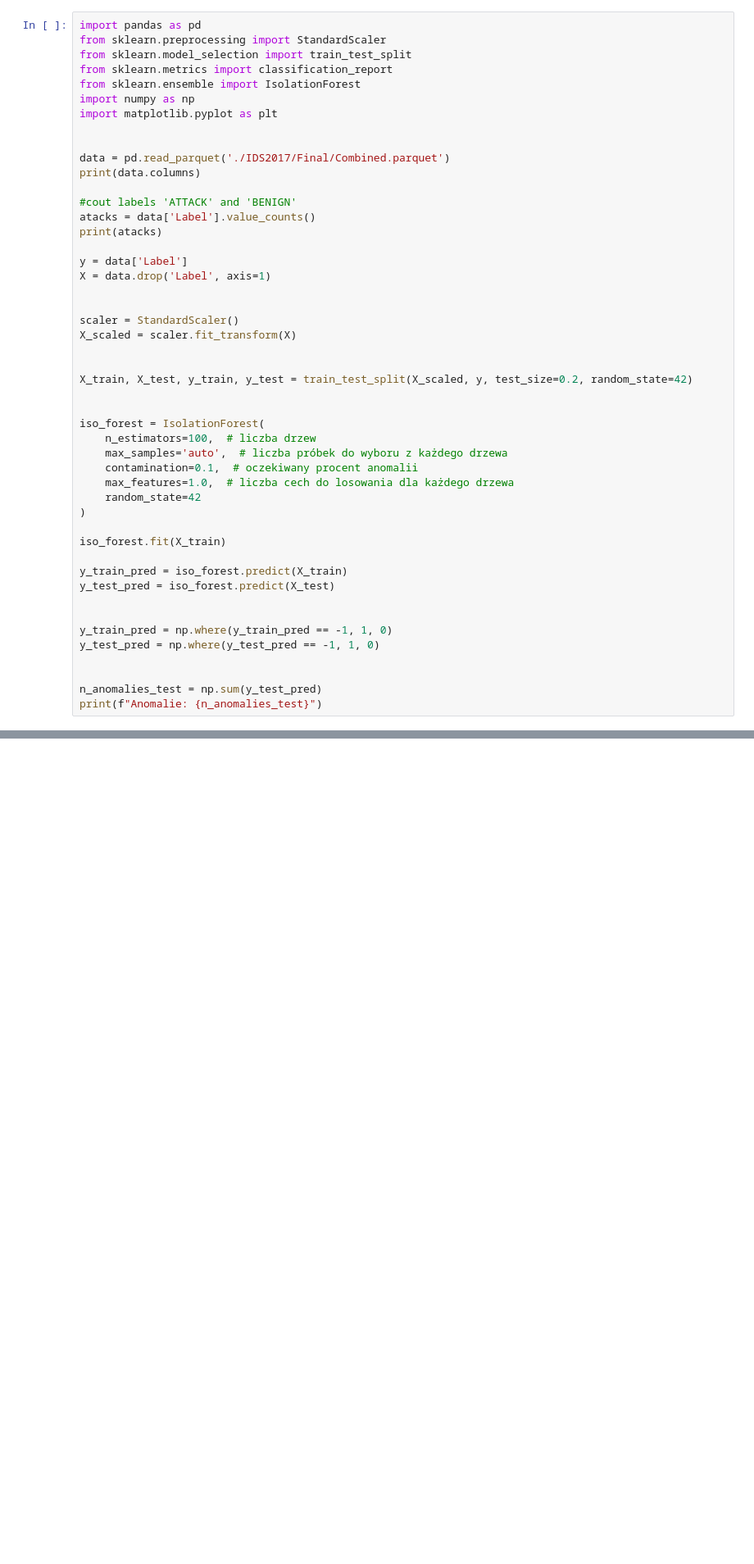
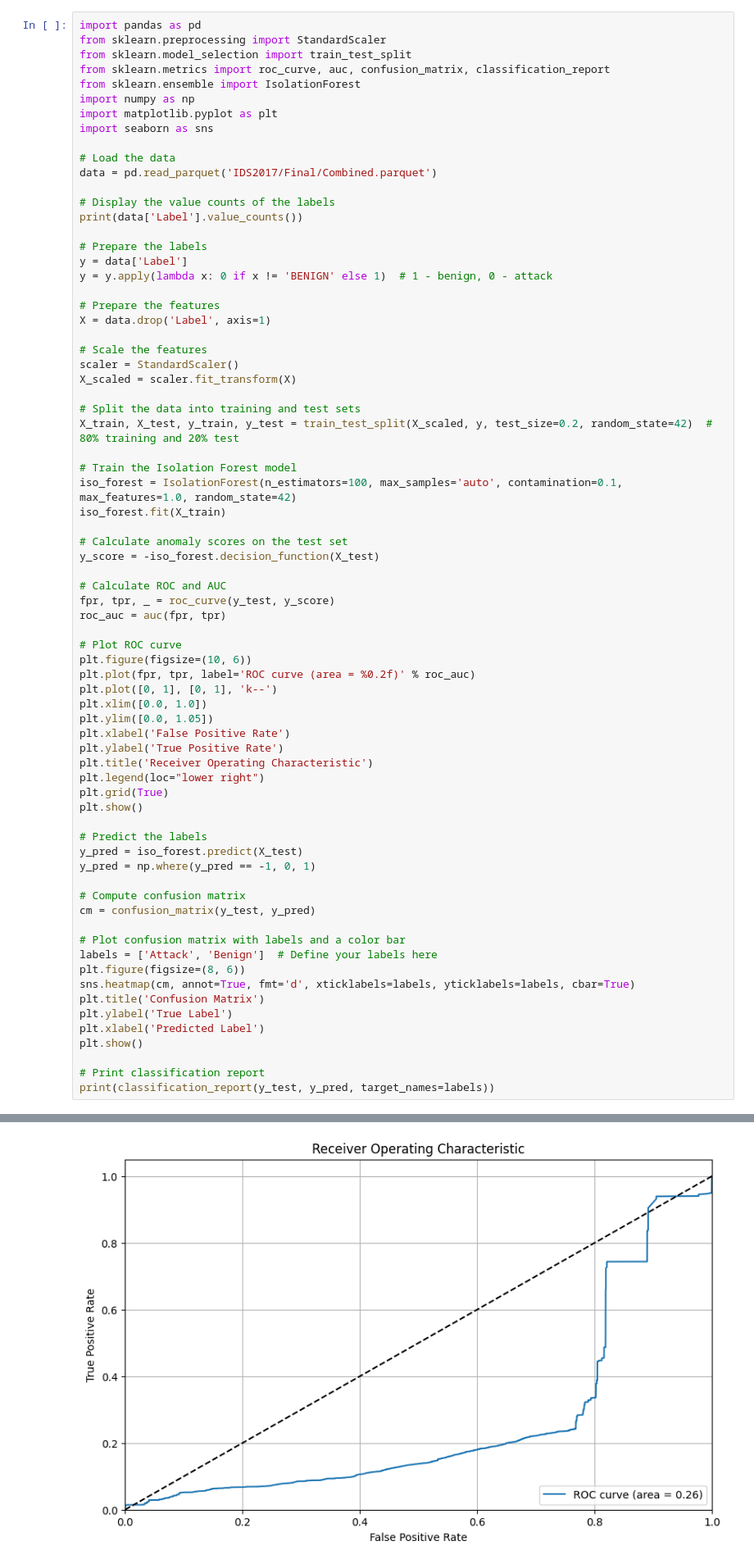
Before and after one commit to dwdwjtwcz/ids2017-anomaly-detection, a Jupyter notebook: iso_forest.ipynb, the cells around one changed output, grey strips where cells are left out. Shown at 82% size. Drawn from its saved outputs; the diff is of its cells as text; blank space fills up the shorter version.

```diff
--- a/iso_forest.ipynb
+++ b/iso_forest.ipynb
@@ -2,48 +2,72 @@
 import pandas as pd
 from sklearn.preprocessing import StandardScaler
 from sklearn.model_selection import train_test_split
-from sklearn.metrics import classification_report
+from sklearn.metrics import roc_curve, auc, confusion_matrix, classification_report
 from sklearn.ensemble import IsolationForest
 import numpy as np
 import matplotlib.pyplot as plt
+import seaborn as sns
 
+# Load the data
+data = pd.read_parquet('IDS2017/Final/Combined.parquet')
 
-data = pd.read_parquet('./IDS2017/Final/Combined.parquet')
-print(data.columns)
+# Display the value counts of the labels
+print(data['Label'].value_counts())
 
-#cout labels 'ATTACK' and 'BENIGN'
-atacks = data['Label'].value_counts()
-print(atacks)
+# Prepare the labels
+y = data['Label']
+y = y.apply(lambda x: 0 if x != 'BENIGN' else 1)  # 1 - benign, 0 - attack
 
-y = data['Label']
+# Prepare the features
 X = data.drop('Label', axis=1)
 
-
+# Scale the features
 scaler = StandardScaler()
 X_scaled = scaler.fit_transform(X)
 
+# Split the data into training and test sets
+X_train, X_test, y_train, y_test = train_test_split(X_scaled, y, test_size=0.2, random_state=42)  # 80% training and 20% test
 
-X_train, X_test, y_train, y_test = train_test_split(X_scaled, y, test_size=0.2, random_state=42)
-
-
-iso_forest = IsolationForest(
-    n_estimators=100,  # liczba drzew
-    max_samples='auto',  # liczba próbek do wyboru z każdego drzewa
-    contamination=0.1,  # oczekiwany procent anomalii
-    max_features=1.0,  # liczba cech do losowania dla każdego drzewa
-    random_state=42
-)
-
+# Train the Isolation Forest model
+iso_forest = IsolationForest(n_estimators=100, max_samples='auto', contamination=0.1, max_features=1.0, random_state=42)
 iso_forest.fit(X_train)
 
-y_train_pred = iso_forest.predict(X_train)
-y_test_pred = iso_forest.predict(X_test)
+# Calculate anomaly scores on the test set
+y_score = -iso_forest.decision_function(X_test)
 
+# Calculate ROC and AUC
+fpr, tpr, _ = roc_curve(y_test, y_score)
+roc_auc = auc(fpr, tpr)
 
-y_train_pred = np.where(y_train_pred == -1, 1, 0)
-y_test_pred = np.where(y_test_pred == -1, 1, 0)
+# Plot ROC curve
+plt.figure(figsize=(10, 6))
+plt.plot(fpr, tpr, label='ROC curve (area = %0.2f)' % roc_auc)
+plt.plot([0, 1], [0, 1], 'k--')
+plt.xlim([0.0, 1.0])
+plt.ylim([0.0, 1.05])
+plt.xlabel('False Positive Rate')
+plt.ylabel('True Positive Rate')
+plt.title('Receiver Operating Characteristic')
+plt.legend(loc="lower right")
+plt.grid(True)
+plt.show()
 
+# Predict the labels
+y_pred = iso_forest.predict(X_test)
+y_pred = np.where(y_pred == -1, 0, 1)
 
-n_anomalies_test = np.sum(y_test_pred)
-print(f"Anomalie: {n_anomalies_test}")
+# Compute confusion matrix
+cm = confusion_matrix(y_test, y_pred)
+
+# Plot confusion matrix with labels and a color bar
+labels = ['Attack', 'Benign']  # Define your labels here
+plt.figure(figsize=(8, 6))
+sns.heatmap(cm, annot=True, fmt='d', xticklabels=labels, yticklabels=labels, cbar=True)
+plt.title('Confusion Matrix')
+plt.ylabel('True Label')
+plt.xlabel('Predicted Label')
+plt.show()
+
+# Print classification report
+print(classification_report(y_test, y_pred, target_names=labels))
 # %% [output]
@@ -64,0 +83 @@ Anomalie: 26777
+[figure, added]
```
Also changed, not shown: parts of 2 cells of this notebook, 1 other file.
